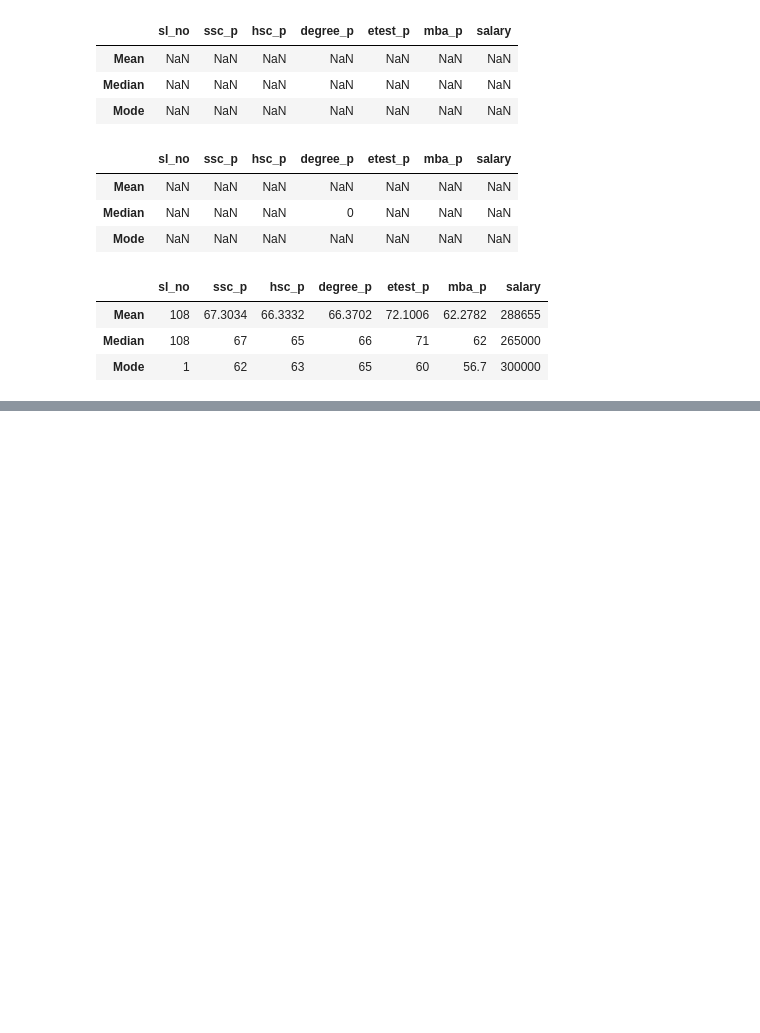
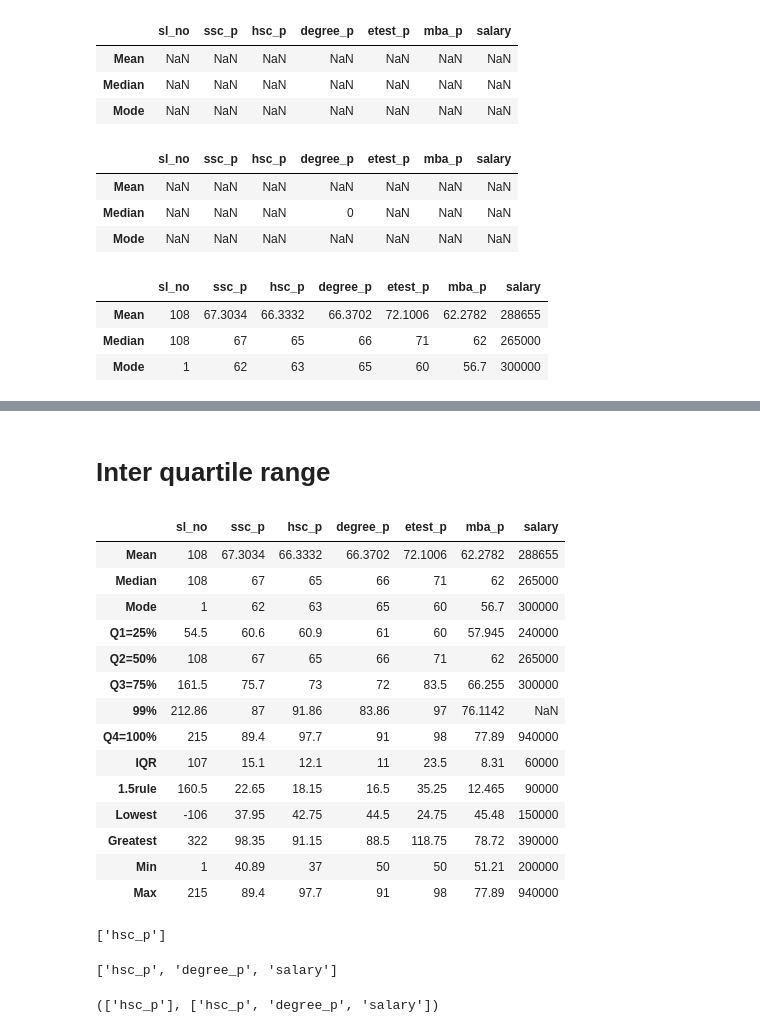
Before and after one commit to pavithra-rajuvenkat/5.Data_Science, a Jupyter notebook: 1.Univariate_Analysis/2.Center of tendency/centerTendency.ipynb, the cells around one changed output, grey strips where cells are left out. Cells and saved outputs as stored; diff of their text form; code cells hidden in the pictures; blank space fills up the shorter version.

```diff
--- a/1.Univariate_Analysis/2.Center of tendency/centerTendency.ipynb
+++ b/1.Univariate_Analysis/2.Center of tendency/centerTendency.ipynb
@@ -143,0 +154,10 @@ descriptive
+# %%
+for columnname in descriptive.columns:
+    descriptive[columnname]["Mean"]=dataset[columnname].mean()
+    descriptive[columnname]["Median"]=dataset[columnname].median()
+    descriptive[columnname]["Mode"]=dataset[columnname].mode()[0]
+    descriptive[columnname]["Q1=25%"]=np.percentile(dataset[columnname],25)
+    descriptive[columnname]["Q2=50%"]=np.percentile(dataset[columnname],50)
+    descriptive[columnname]["Q3=75%"]=np.percentile(dataset[columnname],75)
+    descriptive[columnname]["99%"]=np.percentile(dataset[columnname],99)
+    descriptive[columnname]["Q4=100%"]=np.percentile(dataset[columnname],100)
@@ -143,0 +176,10 @@ descriptive
+# %%
+for columnname in descriptive.columns:
+    descriptive[columnname]["Mean"]=dataset[columnname].mean()
+    descriptive[columnname]["Median"]=dataset[columnname].median()
+    descriptive[columnname]["Mode"]=dataset[columnname].mode()[0]
+    descriptive[columnname]["Q1=25%"]=dataset.describe()[columnname]["25%"]
+    descriptive[columnname]["Q2=50%"]=dataset.describe()[columnname]["50%"]
+    descriptive[columnname]["Q3=75%"]=dataset.describe()[columnname]["75%"]
+    descriptive[columnname]["99%"]=np.percentile(dataset[columnname],99)
+    descriptive[columnname]["Q4=100%"]=dataset.describe()[columnname]["max"]
@@ -143,0 +198,38 @@ descriptive
+# %% [markdown]
+# Inter quartile range
+# %%
+descriptive=pd.DataFrame(index=["Mean","Median","Mode","Q1=25%","Q2=50%","Q3=75%","99%","Q4=100%","IQR","1.5rule","Lowest","Greatest","Min","Max"],columns=quan)
+# %%
+for columnname in descriptive.columns:
+    descriptive[columnname]["Mean"]=dataset[columnname].mean()
+    descriptive[columnname]["Median"]=dataset[columnname].median()
+    descriptive[columnname]["Mode"]=dataset[columnname].mode()[0]
+    descriptive[columnname]["Q1=25%"]=dataset.describe()[columnname]["25%"]
+    descriptive[columnname]["Q2=50%"]=dataset.describe()[columnname]["50%"]
+    descriptive[columnname]["Q3=75%"]=dataset.describe()[columnname]["75%"]
+    descriptive[columnname]["99%"]=np.percentile(dataset[columnname],99)
+    descriptive[columnname]["Q4=100%"]=dataset.describe()[columnname]["max"]
+    descriptive[columnname]["IQR"]=descriptive[columnname]["Q3=75%"]-descriptive[columnname]["Q1=25%"]
+    descriptive[columnname]["1.5rule"]=1.5*descriptive[columnname]["IQR"]
+    descriptive[columnname]["Lowest"]=descriptive[columnname]["Q1=25%"]-descriptive[columnname]["1.5rule"]
+    descriptive[columnname]["Greatest"]=descriptive[columnname]["Q3=75%"]+descriptive[columnname]["1.5rule"]
+    descriptive[columnname]["Min"]=dataset[columnname].min()
+    descriptive[columnname]["Max"]=dataset[columnname].max()
+# %%
+descriptive
+# %% [output]
+|  | sl_no | ssc_p | hsc_p | degree_p | etest_p | mba_p | salary |
+| Mean | 108 | 67.3034 | 66.3332 | 66.3702 | 72.1006 | 62.2782 | 288655 |
+| Median | 108 | 67 | 65 | 66 | 71 | 62 | 265000 |
+| Mode | 1 | 62 | 63 | 65 | 60 | 56.7 | 300000 |
+| Q1=25% | 54.5 | 60.6 | 60.9 | 61 | 60 | 57.945 | 240000 |
+| Q2=50% | 108 | 67 | 65 | 66 | 71 | 62 | 265000 |
+| Q3=75% | 161.5 | 75.7 | 73 | 72 | 83.5 | 66.255 | 300000 |
+| 99% | 212.86 | 87 | 91.86 | 83.86 | 97 | 76.1142 | NaN |
+| Q4=100% | 215 | 89.4 | 97.7 | 91 | 98 | 77.89 | 940000 |
+| IQR | 107 | 15.1 | 12.1 | 11 | 23.5 | 8.31 | 60000 |
+| 1.5rule | 160.5 | 22.65 | 18.15 | 16.5 | 35.25 | 12.465 | 90000 |
+| Lowest | -106 | 37.95 | 42.75 | 44.5 | 24.75 | 45.48 | 150000 |
+| Greatest | 322 | 98.35 | 91.15 | 88.5 | 118.75 | 78.72 | 390000 |
+| Min | 1 | 40.89 | 37 | 50 | 50 | 51.21 | 200000 |
+| Max | 215 | 89.4 | 97.7 | 91 | 98 | 77.89 | 940000 |
@@ -143,0 +244,8 @@ descriptive
+# %%
+lowest
+# %% [output]
+['hsc_p']
+# %%
+higher
+# %% [output]
+['hsc_p', 'degree_p', 'salary']
@@ -143,0 +262,4 @@ descriptive
+# %%
+outlierFound(descriptive)
+# %% [output]
+(['hsc_p'], ['hsc_p', 'degree_p', 'salary'])
```
Also changed, not shown: parts of 39 cells of this notebook, 3 other files.
